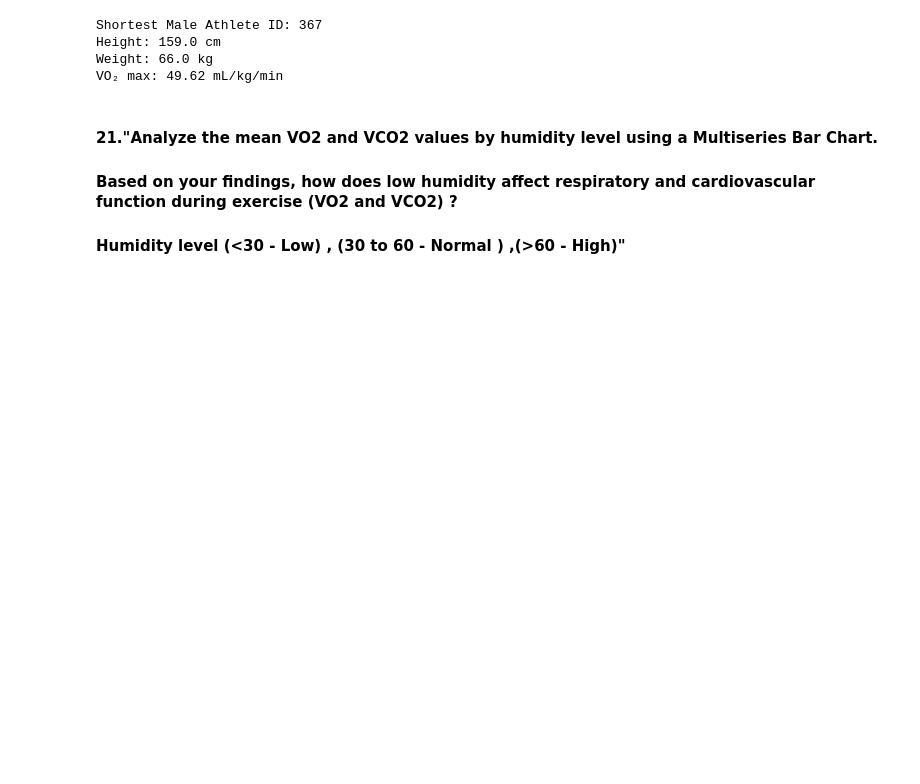
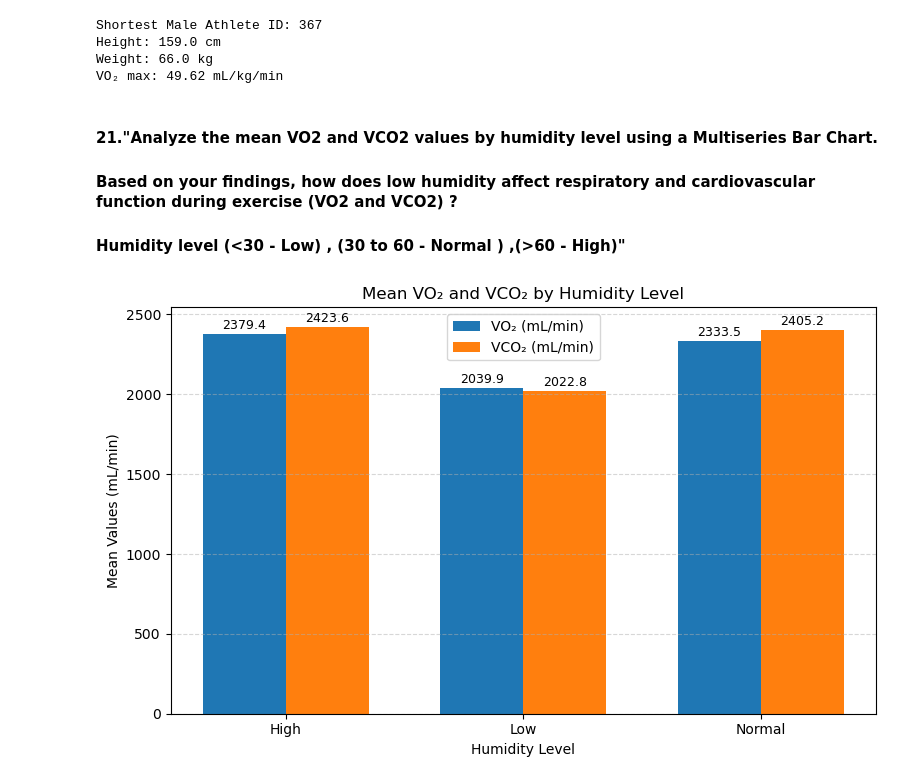
Before and after one commit to ShravaniNK/10_ThePyHackers_PythonHackathon_APRIL25, a Jupyter notebook: Savitha_Hackathon 17-32.ipynb, the cells around one changed output. Drawn from its saved outputs; the diff is of its cells as text; code cells hidden in the pictures; blank space fills up the shorter version.

```diff
--- a/Savitha_Hackathon 17-32.ipynb
+++ b/Savitha_Hackathon 17-32.ipynb
@@ -140,3 +140,51 @@ VO₂ max: 49.62 mL/kg/min
 #### 21."Analyze the mean VO2 and VCO2 values by humidity level using a Multiseries Bar Chart.
 #### Based on your findings, how does low humidity affect respiratory and cardiovascular function during exercise (VO2 and VCO2) ?
 #### Humidity level (<30 - Low) , (30 to 60 - Normal ) ,(>60 - High)"
+# %%
+# Create Humidity Category
+def categorize_humidity(h):
+    if h < 30:
+        return 'Low'
+    elif h <= 60:
+        return 'Normal'
+    else:
+        return 'High'
+
+# Apply the categorization
+combined_df['Humidity_Level'] = combined_df['Humidity'].apply(categorize_humidity)
+
+# Group and calculate means
+mean_values = combined_df.groupby('Humidity_Level')[['VO2', 'VCO2']].mean().reset_index()
+
+# Plot multiseries bar chart
+x = mean_values['Humidity_Level']
+vo2 = mean_values['VO2']
+vco2 = mean_values['VCO2']
+
+bar_width = 0.35
+index = range(len(x))
+
+plt.figure(figsize=(8, 5))
+vo2_bars = plt.bar(index, vo2, bar_width, label='VO₂ (mL/min)')
+vco2_bars = plt.bar([i + bar_width for i in index], vco2, bar_width, label='VCO₂ (mL/min)')
+
+# Setting lables to vo2 bars
+for bar in vo2_bars:
+    height = bar.get_height()
+    plt.text(bar.get_x() + bar.get_width()/2, height + 10, f'{height:.1f}', ha='center', va='bottom', fontsize=9)
+
+# Setting lables to vco2 bars
+for bar in vco2_bars:
+    height = bar.get_height()
+    plt.text(bar.get_x() + bar.get_width()/2, height + 10, f'{height:.1f}', ha='center', va='bottom', fontsize=9)
+
+plt.xlabel('Humidity Level')
+plt.ylabel('Mean Values (mL/min)')
+plt.title('Mean VO₂ and VCO₂ by Humidity Level')
+plt.xticks([i + bar_width / 2 for i in index], x)
+plt.legend()
+plt.tight_layout()
+plt.grid(axis='y', linestyle='--', alpha=0.5)
+plt.show()
+# %% [output]
+[figure, added]
```
Also changed, not shown: parts of 6 cells of this notebook.
